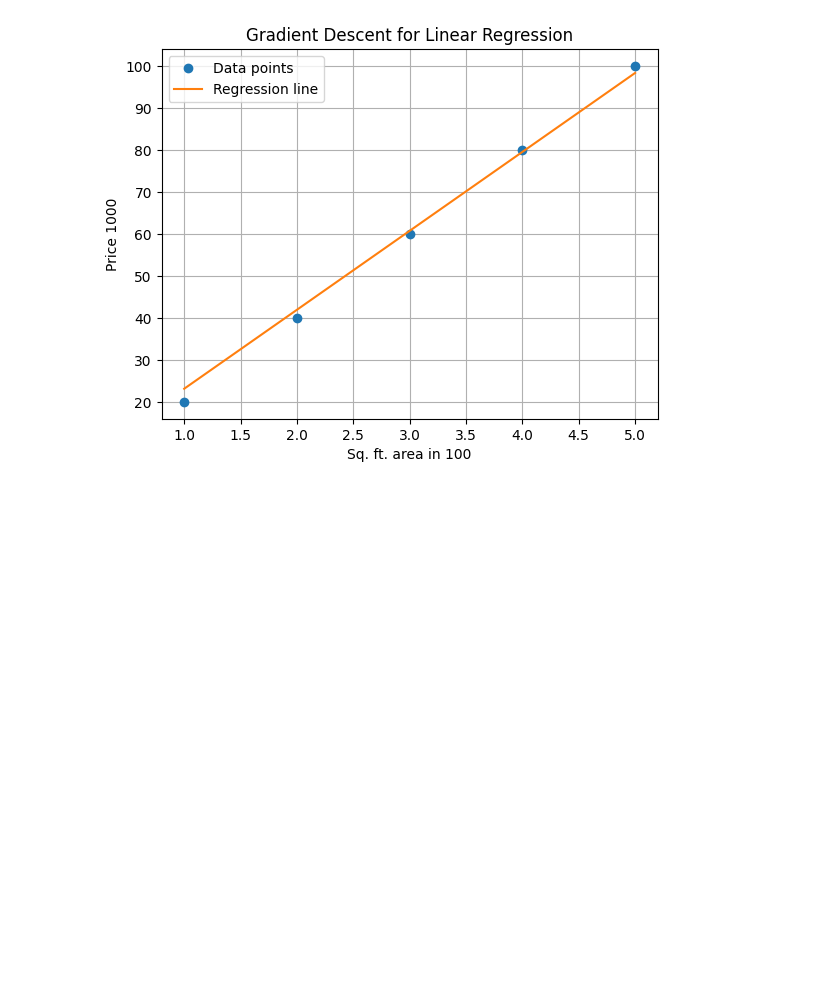
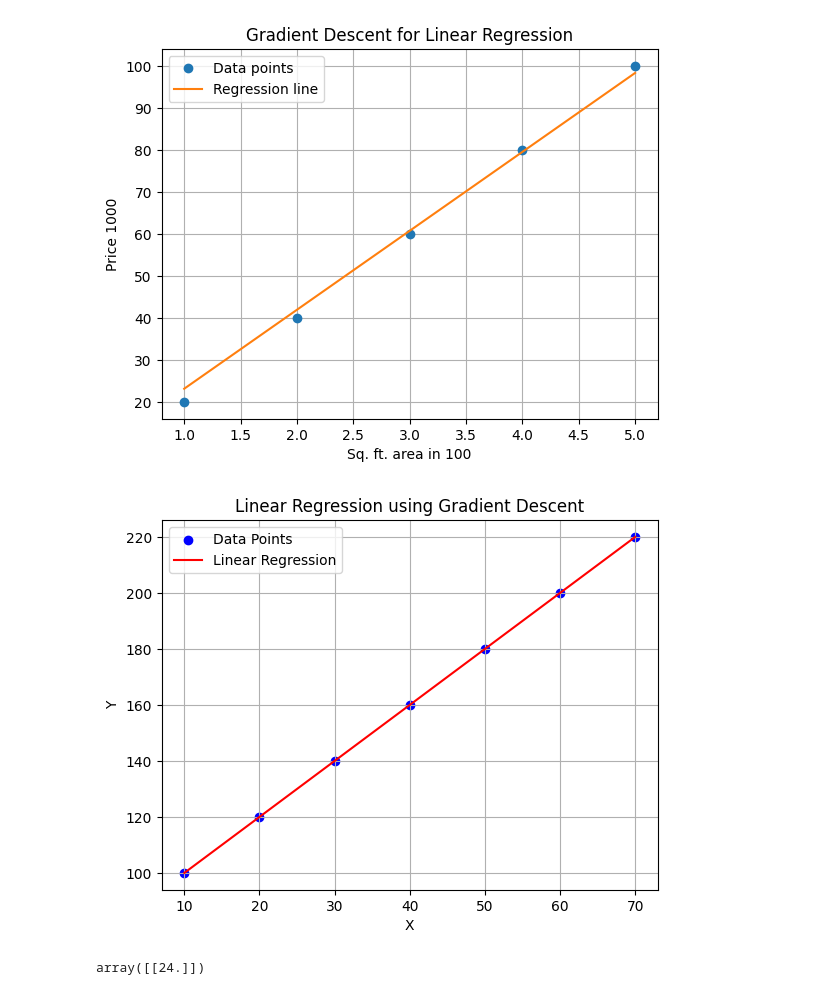
Before and after one commit to 02YashRajput/Ml, a Jupyter notebook: Linear_Regression.ipynb, the cells around one changed output. Cells and saved outputs as stored; diff of their text form; code cells hidden in the pictures; blank space fills up the shorter version.

Commit message:
after linear regression

```diff
--- a/Linear_Regression.ipynb
+++ b/Linear_Regression.ipynb
@@ -35,6 +30,6 @@ Mounted at /content/drive
 # %%
 import pandas as pd
-df = pd.read_csv("/content/drive/MyDrive/Ml/House_Area.csv")
+df = pd.read_csv("/home/yash/Desktop/Codes/Ml/House_Area.csv")
 # %%
 import numpy as np
 import matplotlib.pyplot as plt
@@ -61,3 +56,48 @@ plt.grid(True)
 plt.show()
 # %% [output]
 [figure]
+# %%
+import numpy as np
+
+x = np.array([[10, 12],
+              [20, 10],
+              [30, 8],
+              [40, 6],
+              [50, 4],
+              [60, 2],
+              [70, 0]])
+y = np.array([[100], [120], [140], [160], [180], [200], [220]])
+w = np.array([[0], [0]])
+b = 0
+a = 0.0001
+m = len(y)
+iter = 5000
+
+for i in range(iter):
+    y_pred = np.dot(x, w) + b
+    error = y_pred - y
+    w =w- (a / m) * np.dot(x.T, error)
+    b = b- (a / m) * np.sum(error)
+plt.scatter(x[:, 0], y, color='blue', label='Data Points')
+plt.plot(x[:, 0], y_pred, color='red', label='Linear Regression')
+plt.xlabel('X')
+plt.ylabel('Y')
+plt.title('Linear Regression using Gradient Descent')
+plt.legend()
+plt.grid(True)
+plt.show()
+# %% [output]
+[figure, added]
+# %%
+from sklearn.linear_model import LinearRegression
+import pandas as pd
+
+
+df = pd.read_csv("/home/yash/Desktop/Codes/Ml/House_Area.csv")
+x = df.iloc[:, [0]].values
+y = df.iloc[:, [1]].values
+reg = LinearRegression()
+reg.fit(x,y)
+reg.predict([[1.2]])
+# %% [output]
+array([[24.]])
```
Also changed, not shown: parts of 2 cells of this notebook, 1 other file.
